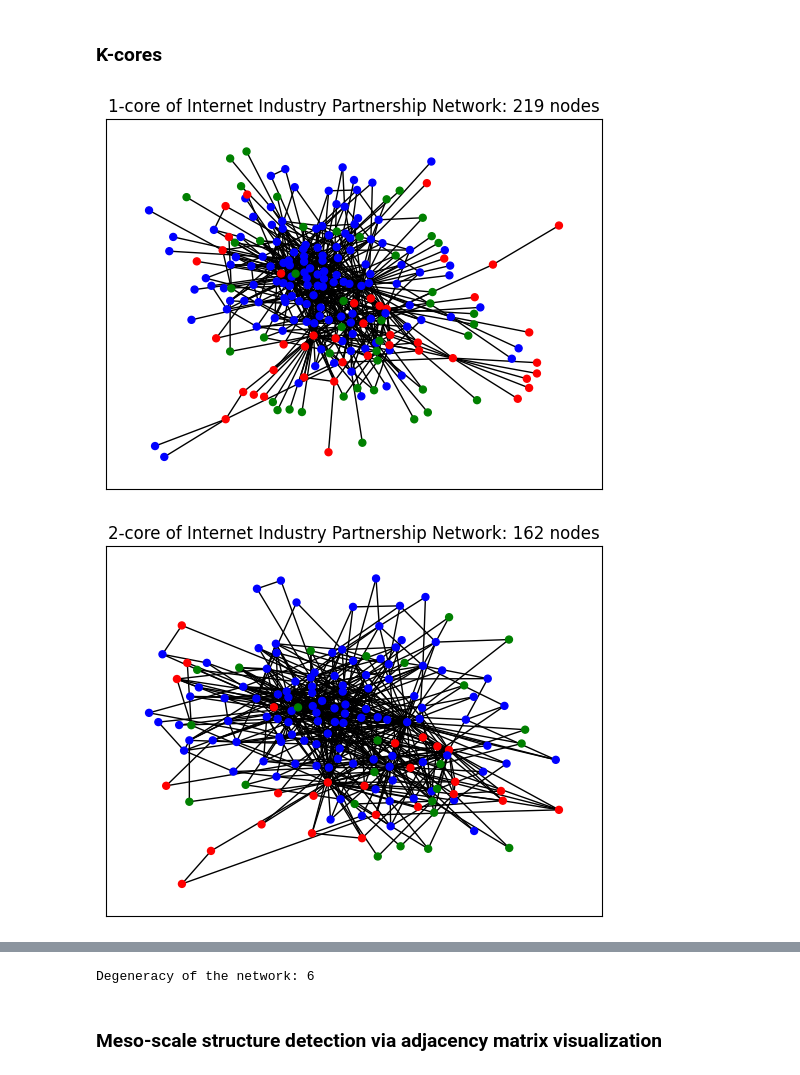
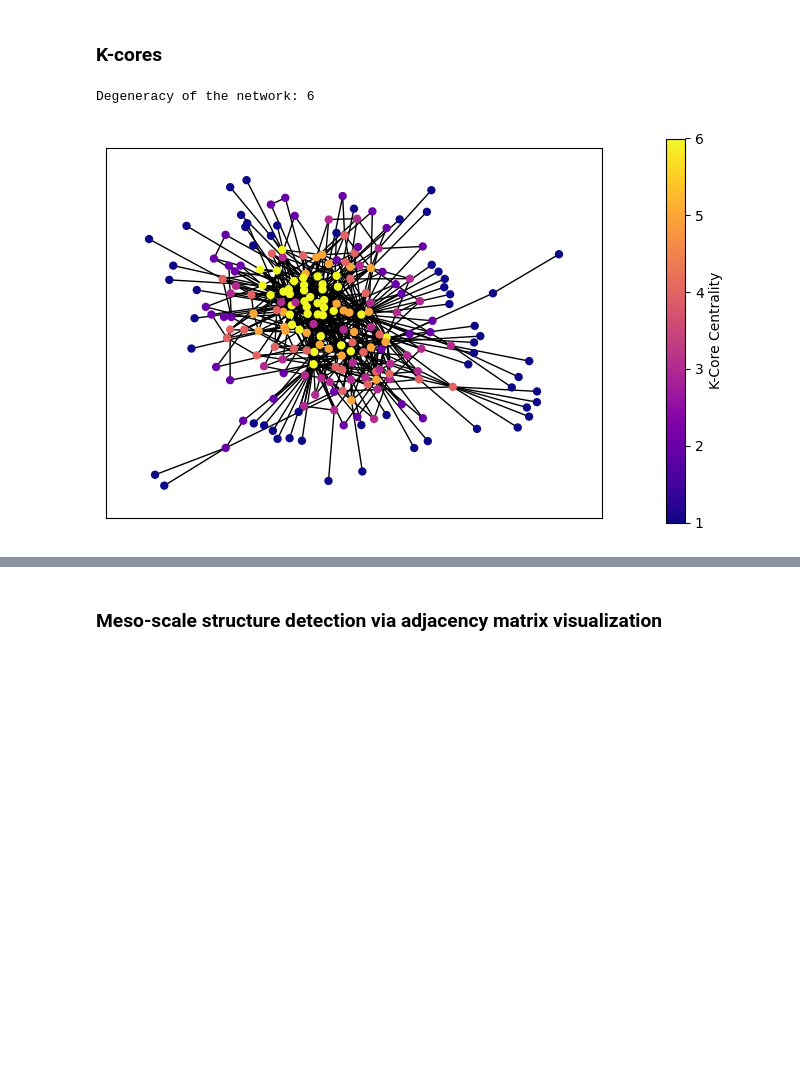
Before and after one commit to rik1599/advanced-data-science-2023, a Jupyter notebook: internet-industry-partnerships/internet-industry.partnership.ipynb, the cells around one changed output, grey strips where cells are left out. Drawn from its saved outputs; the diff is of its cells as text; code cells hidden in the pictures; blank space fills up the shorter version.

Commit message:
k-core centrality added

```diff
--- a/internet-industry-partnerships/internet-industry.partnership.ipynb
+++ b/internet-industry-partnerships/internet-industry.partnership.ipynb
@@ -105,9 +105,10 @@ The graph is not too dense, it could means that companies tends to not make a lo
 # Code for visualizing the graph with given centrality measure
 def visualize_centrality(G, centrality, title, top=10, cmap='viridis'):
 
-    print(f"Top {top} nodes by {title}:")
-    for i in sorted(centrality.items(), key=lambda x: x[1], reverse=True)[:top]:
-        print(f"Node {i[0]}: {i[1]}")
+    if top > 0:
+        print(f"Top {top} nodes by {title}:")
+        for i in sorted(centrality.items(), key=lambda x: x[1], reverse=True)[:top]:
+            print(f"Node {i[0]}: {i[1]}")
 
     vmax = max(centrality.values())
     vmin = min(centrality.values())
@@ -512,31 +513,27 @@ Degree assortativity of the network: -0.21683627051421017
 # %%
 def k_core(G: nx.Graph, k):
     to_remove = [node for node, degree in G.degree() if degree < k]
     if len(to_remove) == 0:
         return G
     G.remove_nodes_from(to_remove)
     return k_core(G, k)
 
 def degeneracy(G: nx.Graph):
     k = 1
     H = G.copy()
+    k_core_centrality = {node: 0 for node in H.nodes()}
     while True:
         H = k_core(H, k)
         if H.number_of_nodes() == 0:
             break
+        for node in H.nodes():
+            k_core_centrality[node] = k
+        k += 1
+    return k - 1, k_core_centrality
 
-        plt.title(f'{k}-core of Internet Industry Partnership Network: {H.number_of_nodes()} nodes')
-        nx.draw_networkx(H, pos=nx.spring_layout(G, seed=seed),
-            with_labels=False,
-            node_size=25,
-            node_color=[node_colors[H.nodes[n]['type']-1] for n in H.nodes],
-        )
-        plt.show()
-
-        k += 1
-    return k - 1
-
-print('Degeneracy of the network:', degeneracy(G))
+deg_index, k_core_centrality = degeneracy(G)
+print('Degeneracy of the network:', deg_index)
+visualize_centrality(G, k_core_centrality, 'K-Core Centrality', cmap='plasma', top=0)
 # %% [output]
+Degeneracy of the network: 6
-[figure, old version]
+[figure, new version]
-[figure, removed]
@@ -547,4 +540,3 @@ print('Degeneracy of the network:', degeneracy(G))
-Degeneracy of the network: 6
 # %% [markdown]
 ### Meso-scale structure detection via adjacency matrix visualization
 # %%
```
Also changed, not shown: parts of 1 cell of this notebook.
